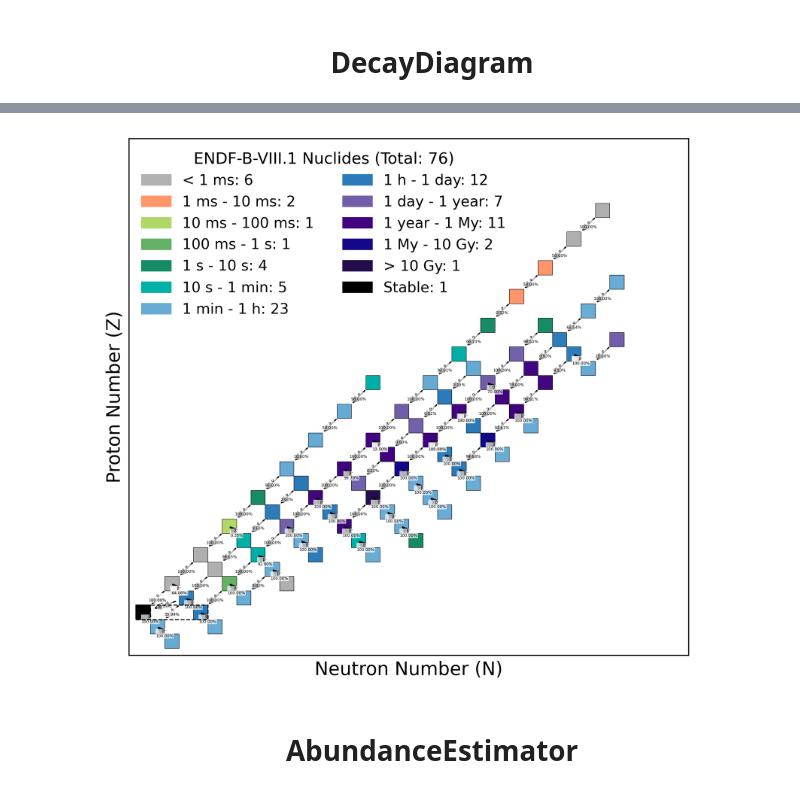
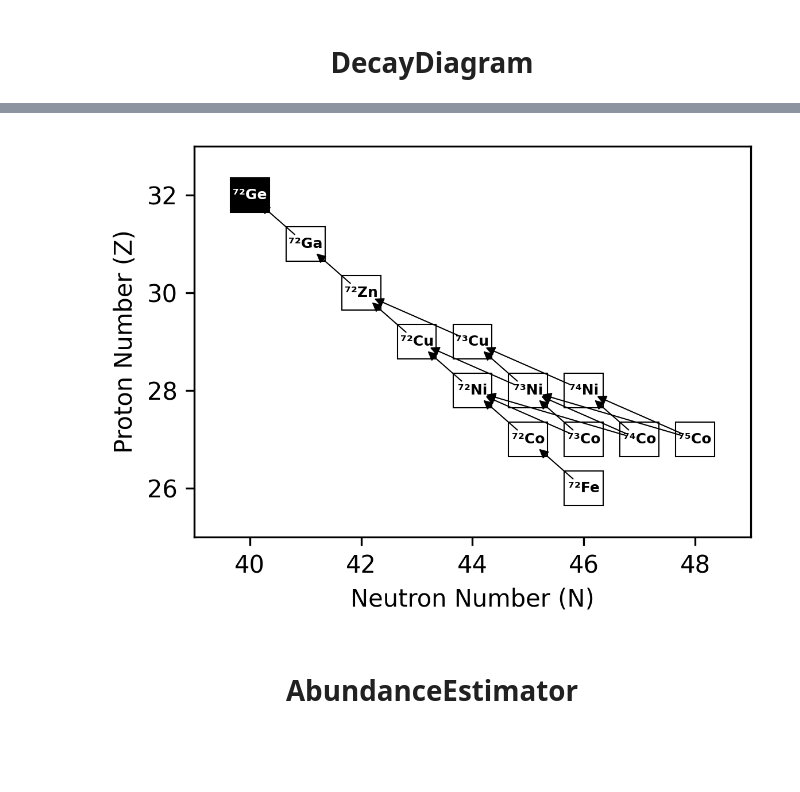
Before and after one commit to nudca-code/NuDCA, a Jupyter notebook: examples/io.ipynb, the cells around one changed output, grey strips where cells are left out. Cells and saved outputs as stored; diff of their text form; code cells hidden in the pictures; blank space fills up the shorter version.

```diff
--- a/examples/io.ipynb
+++ b/examples/io.ipynb
@@ -60,12 +86,26 @@ fig.tight_layout()
 # %%
-nuclide = 'Pb208'
+
+
+import os
+import sys
+from pathlib import Path
+sys.path.insert(1, str(Path.cwd().resolve().parent))
+
+from nudca.io import load_decay_database
+from nudca.plot import DecayDiagram
+
+# nuclide = 'Ac-224'
+nuclide = 'Ge-72'
+
+decay_database = load_decay_database(data_source='ENDF-B-VIII.1_decay')
+decay_diagram = DecayDiagram(decay_database)
 # fig, axes = decay_diagram.plot_rProcess_chains(nuclide)
-fig = decay_diagram.plot_local_nuclear_chart_for_rprocess_chain(nuclide)
+fig, axes = decay_diagram.plot_chain_nz_chart(nuclide)
 fig.tight_layout()
 # fig.savefig('/home/yolo/NutstoreFiles/MYDOC/WEB/NuDCA/static/images/Tutorial/ReverseDecayChains_Fe56.png', dpi=500)
-fig.savefig('rProcessChains_Pb208.png', dpi=500)
+fig.savefig(Path.cwd().resolve().parent.joinpath(f'plots/figures/rProcessChains_{nuclide}.png'), dpi=300)
 # %% [output]
-[figure, old version]
+[figure, new version]
 # %% [markdown]
 # <center> AbundanceEstimator </center>
 # %%
```
Also changed, not shown: parts of 6 cells of this notebook, 42 other files.
